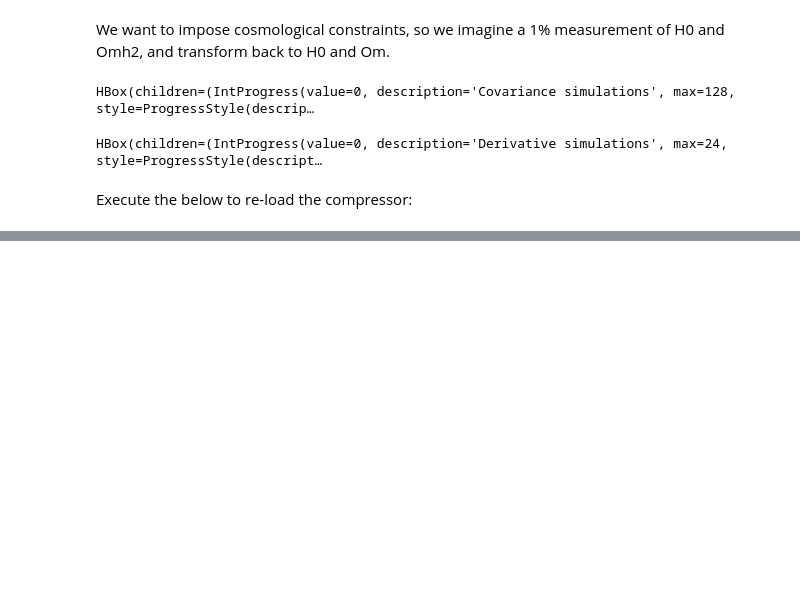
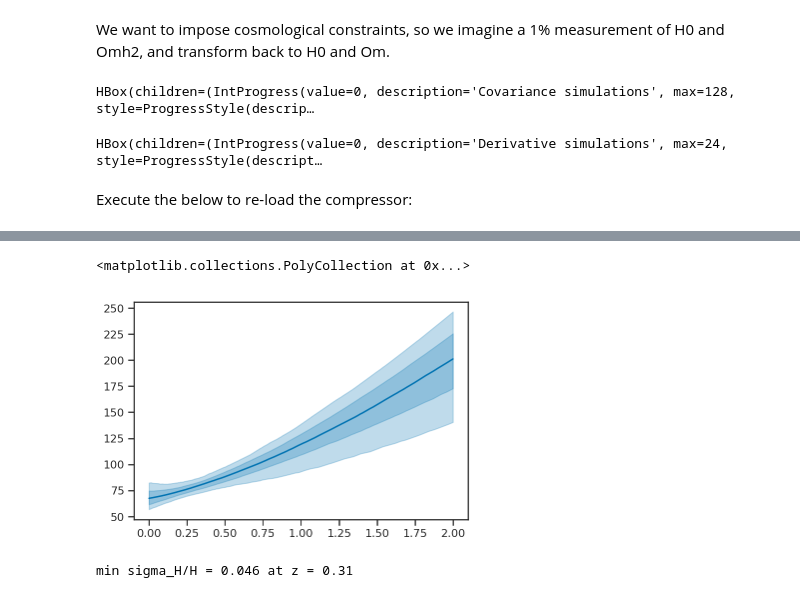
Before and after one commit to farr/PISNLineCosmography, a Jupyter notebook: LFI.ipynb, the cells around one changed output, grey strips where cells are left out. Cells and saved outputs as stored; diff of their text form; code cells hidden in the pictures; blank space fills up the shorter version.

```diff
--- a/LFI.ipynb
+++ b/LFI.ipynb
@@ -361,0 +324,22 @@ KeyboardInterrupt:
+# %%
+zs = expm1(linspace(log(1), log(3), 1000))
+Hzs = []
+for H0, Om, w in permutation(DelfiEnsemble.posterior_samples)[:1000]:
+    c = cosmo.FlatwCDM(H0, Om, w)
+    Hzs.append(H0*c.efunc(zs))
+Hzs = array(Hzs)
+# %%
+plot(zs, median(Hzs, axis=0))
+fill_between(zs, percentile(Hzs, 84, axis=0), percentile(Hzs, 16, axis=0), color=sns.color_palette()[0], alpha=0.25)
+fill_between(zs, percentile(Hzs, 97.5, axis=0), percentile(Hzs, 2.5, axis=0), color=sns.color_palette()[0], alpha=0.25)
+# %% [output]
+<matplotlib.collections.PolyCollection at 0x...>
+[figure, added]
+# %%
+Hstd = std(Hzs, axis=0)
+Hmean = mean(Hzs, axis=0)
+Hstd_rel = Hstd/Hmean
+i = argmin(Hstd_rel)
+print('min sigma_H/H = {:.3f} at z = {:.2f}'.format(Hstd_rel[i], zs[i]))
+# %% [output]
+min sigma_H/H = 0.046 at z = 0.31
```
Also changed, not shown: parts of 8 cells of this notebook.
